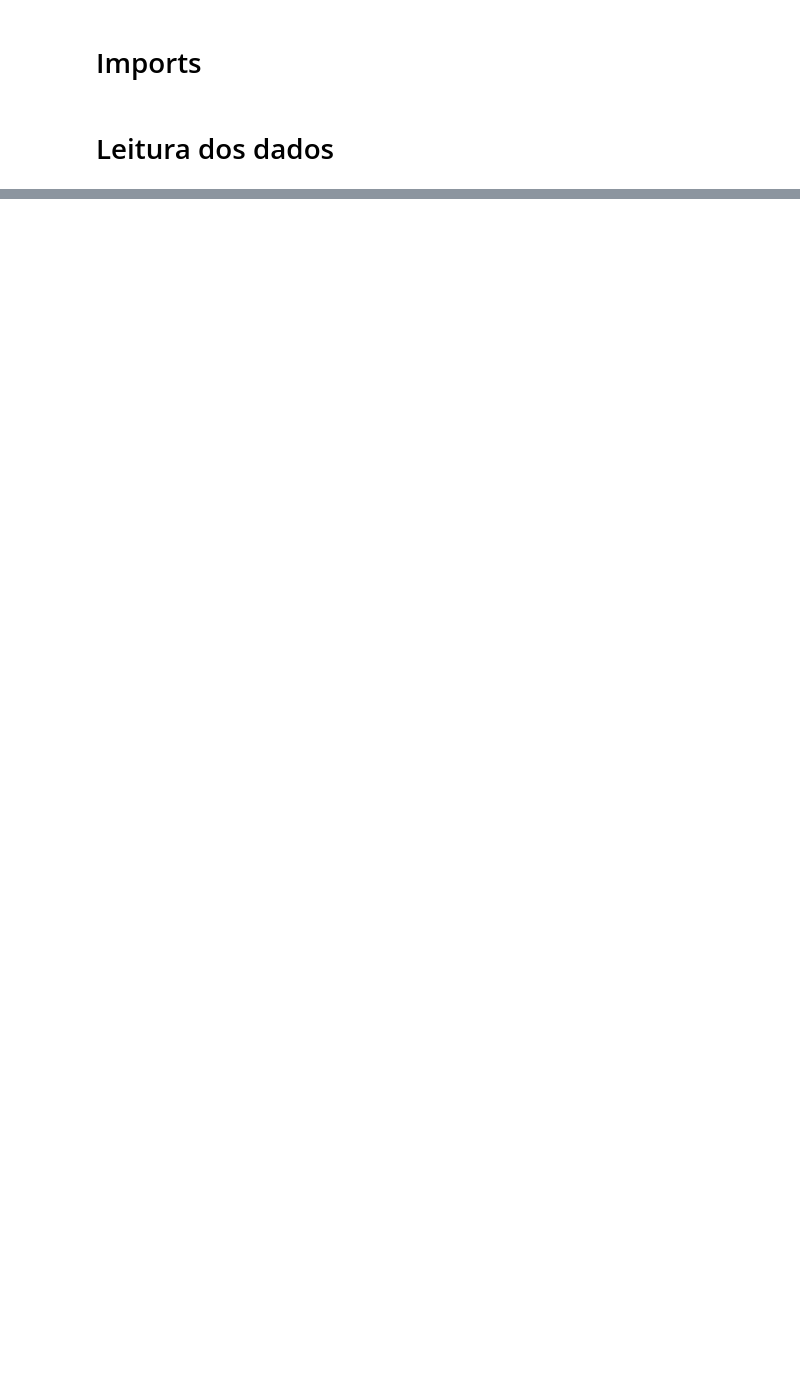
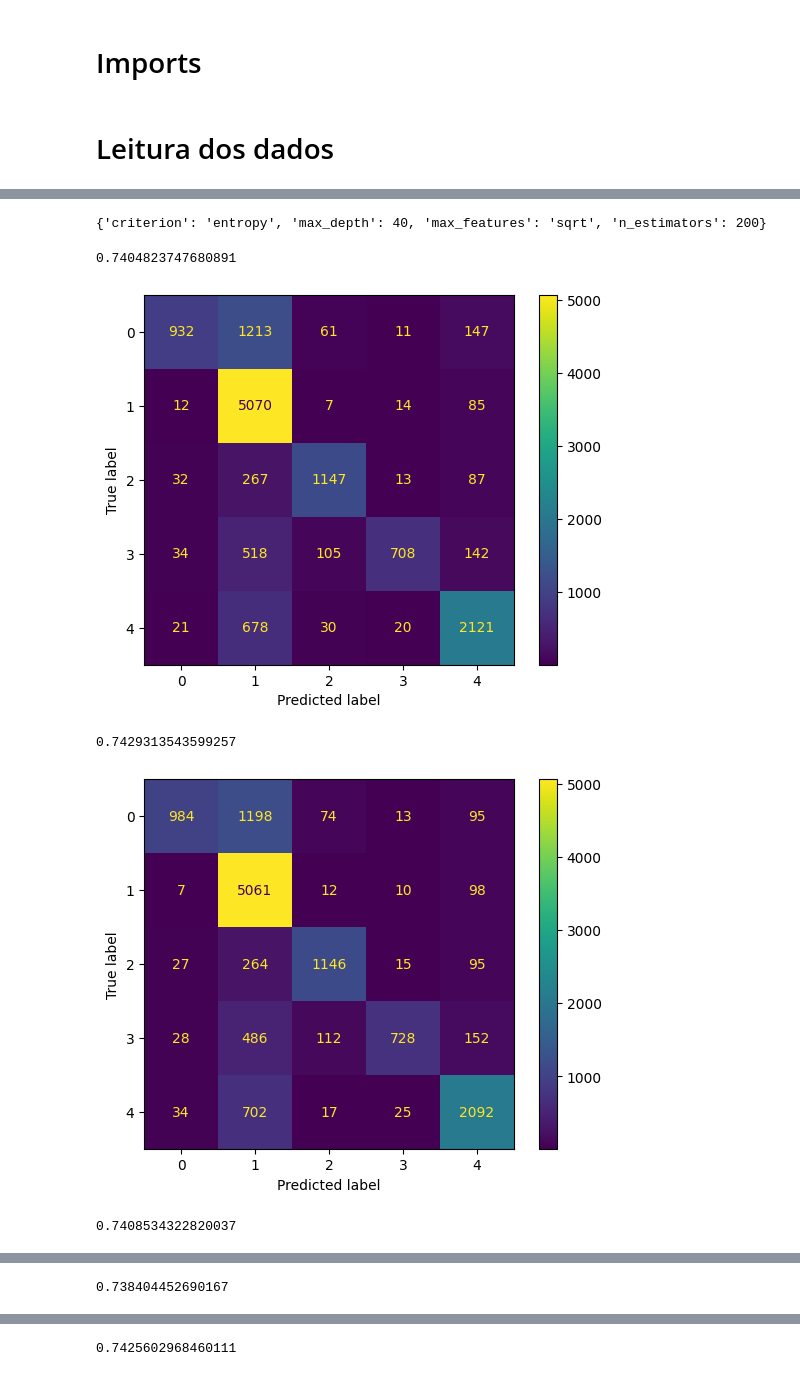
Before and after one commit to danielshz/news-categories-analysis, a Jupyter notebook: Modelos.ipynb, the cells around one changed output, grey strips where cells are left out. Drawn from its saved outputs; the diff is of its cells as text; code cells hidden in the pictures; blank space fills up the shorter version.

```diff
--- a/Modelos.ipynb
+++ b/Modelos.ipynb
@@ -31,0 +207,15 @@ array(['U.S. NEWS', 'U.S. NEWS', 'COMEDY', ..., 'SPORTS', 'SPORTS',
+# %%
+# Random Forest
+
+rf = RandomForestClassifier(n_jobs=-1) # n_jobs=-1 para usar todos os cores do processador!
+
+# Grid Search
+
+param_grid = {'n_estimators': [100, 200, 300],
+                'max_depth': [10, 20, 30, 40], # Talvez aumentar o max_depth?
+                'max_features': ['sqrt', 'log2'],
+                'criterion': ['gini', 'entropy']}
+
+grid_search = GridSearchCV(estimator=rf, param_grid=param_grid, cv=5)
+
+grid_search.fit(X_train_val, y_train_val)
@@ -31,0 +228,31 @@ array(['U.S. NEWS', 'U.S. NEWS', 'COMEDY', ..., 'SPORTS', 'SPORTS',
+# %%
+# Melhores parâmetros encontrados pelo Grid Search
+print(grid_search.best_params_)
+# %% [output]
+{'criterion': 'entropy', 'max_depth': 40, 'max_features': 'sqrt', 'n_estimators': 200}
+# %%
+# Usando os melhores parâmetros para treinar o modelo e avaliar no conjunto de teste e aplicar cross validation
+
+rf = RandomForestClassifier(n_estimators=200, max_depth=40, max_features='sqrt', criterion='entropy', n_jobs=-1)
+
+kf = StratifiedKFold(n_splits=5, shuffle=True, random_state=42)
+
+for train_index, val_index in kf.split(X_train_val, y_train_val):
+    X_train, X_val = X_train_val[train_index], X_train_val[val_index]
+    y_train, y_val = y_train_val.iloc[train_index], y_train_val.iloc[val_index]
+
+    rf.fit(X_train, y_train)
+    y_pred = rf.predict(X_val)
+    print(accuracy_score(y_val, y_pred))
+
+    # Matriz de Confusão
+    cm = confusion_matrix(y_val, y_pred)
+    disp = ConfusionMatrixDisplay(confusion_matrix=cm)
+    disp.plot()
+    plt.show()
+# %% [output]
+0.7404823747680891
+[figure, added]
+0.7429313543599257
+[figure, added]
+0.7408534322820037
@@ -31,0 +260 @@ array(['U.S. NEWS', 'U.S. NEWS', 'COMEDY', ..., 'SPORTS', 'SPORTS',
+0.738404452690167
@@ -31,0 +262 @@ array(['U.S. NEWS', 'U.S. NEWS', 'COMEDY', ..., 'SPORTS', 'SPORTS',
+0.7425602968460111
```
Also changed, not shown: parts of 38 cells of this notebook, 2 other files.
